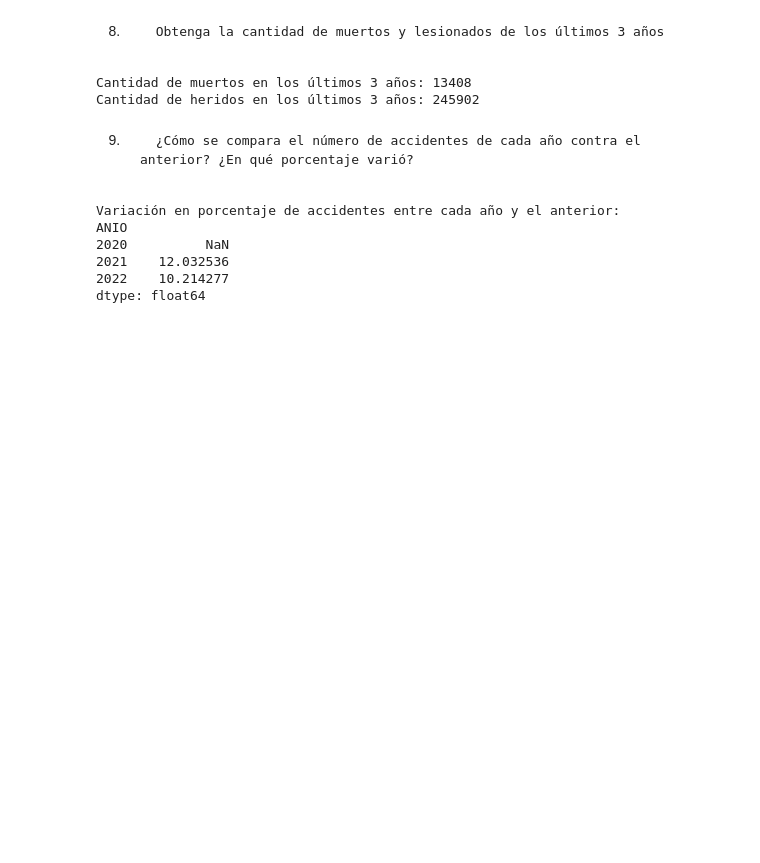
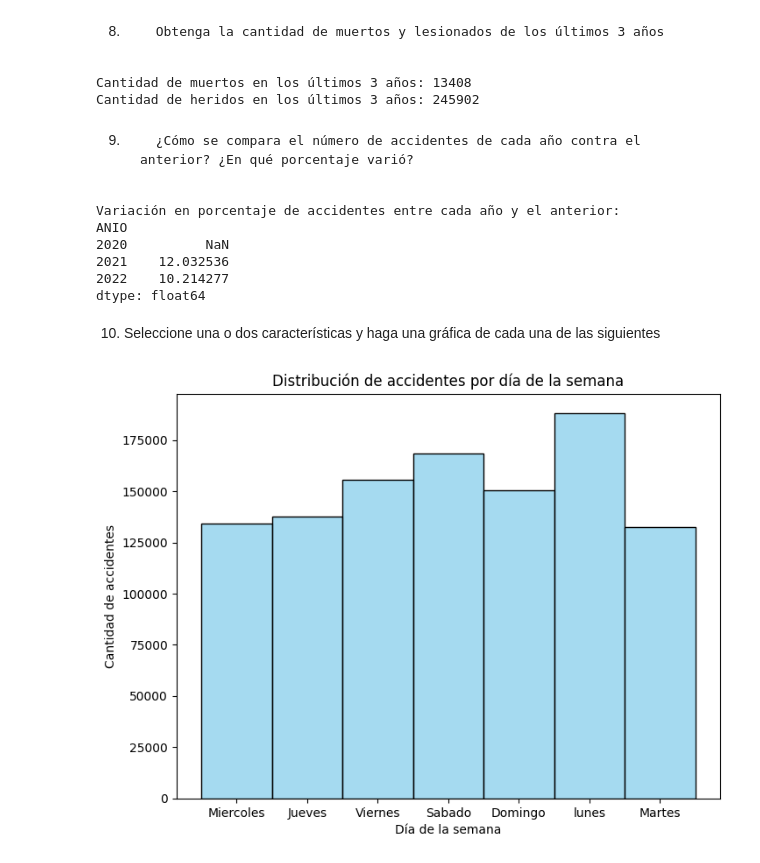
Before and after one commit to jesusBarrazaCastro/atus_pracitca, a Jupyter notebook: atus/Analytics.ipynb, the cells around one changed output. Saved outputs shown, nothing was run; the diff lists cells and outputs as text; code cells hidden in the pictures; blank space fills up the shorter version.

Commit message:
<add> visualizaciones de datos

```diff
--- a/atus/Analytics.ipynb
+++ b/atus/Analytics.ipynb
@@ -230,3 +230,20 @@ ANIO
 2021    12.032536
 2022    10.214277
 dtype: float64
+# %% [markdown]
+10. Seleccione una o dos características y haga una gráfica de cada una de las siguientes
+# %%
+# Histograma
+# Accidentes por dia de la semana
+
+import matplotlib.pyplot as plt
+import seaborn as sns
+
+plt.figure(figsize=(8, 6))
+sns.histplot(ds['DIASEMANA'], bins=7, kde=False, color='skyblue')
+plt.title('Distribución de accidentes por día de la semana')
+plt.xlabel('Día de la semana')
+plt.ylabel('Cantidad de accidentes')
+plt.show()
+# %% [output]
+[figure, added]
```
Also changed, not shown: parts of 2 cells of this notebook.
